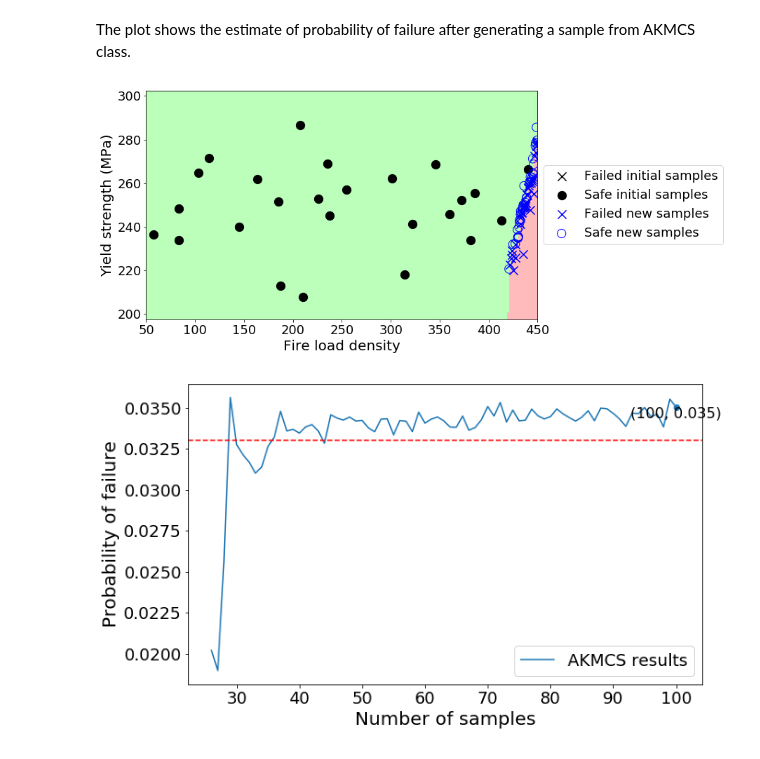
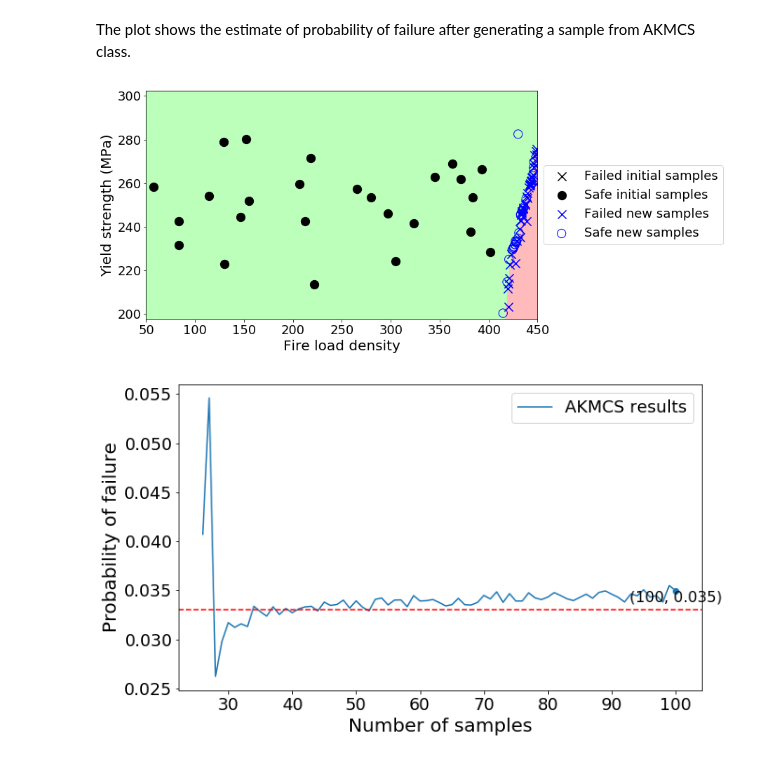
Before and after one commit to SURGroup/UQpy_paper, a Jupyter notebook: Surrogates/AKMCS/abaqus_AKMCS_example.ipynb, the cells around one changed output. Cells and saved outputs as stored; diff of their text form; code cells hidden in the pictures.

Commit message:
Update STS, RSS and AKMCS scripts

```diff
--- a/Surrogates/AKMCS/abaqus_AKMCS_example.ipynb
+++ b/Surrogates/AKMCS/abaqus_AKMCS_example.ipynb
@@ -62,7 +62,8 @@ print('Example: Created the distribution object')
 # %% [output]
 Example: Created the distribution object
 # %%
-x_sts = STS(dist_object=marginals, sts_design=[5, 5], random_state=1)
+strata = RectangularStrata(nstrata=[5, 5])
+x_sts = RectangularSTS(dist_object=marginals, strata_object=strata, nsamples_per_stratum=1, random_state=1)
 
 print('Example: Created the STS samples')
 # %% [output]
@@ -89,5 +90,10 @@ AKMCS object is executed to generate 75 more samples using 'U'-function, such th
-# %%
-akmcs.run(nsamples=100)
+# %%
+pf = []
+for i in range(x_sts.samples.shape[0]+1, 101):
+    akmcs.run(nsamples=i)
+    g1 = akmcs.krig_object.predict(akmcs.learning_set) < 0
+    g2 = akmcs.krig_object.values < 0
+    pf.append((np.sum(g1)+np.sum(g2))/(g1.shape[0]+g2.shape[0]))
 # %% [markdown]
 ### Plot the results:
 # %% [markdown]
@@ -108,7 +114,7 @@ x1gv, x2gv = x1g.reshape(x1g.size, 1), x2g.reshape(x2g.size, 1)
 
 y2 = akmcs.krig_object.predict(np.concatenate([x1gv, x2gv], 1)).reshape(x1g.shape[0], x1g.shape[1])
 
-nd = np.prod(x_sts.sts_design)
+nd = x_sts.samples.shape[0]
 S_initial0 = np.atleast_2d(akmcs.samples[:nd, 0]).T
 S_initial1 = np.atleast_2d(akmcs.samples[:nd, 1]).T/1e6
 Y_initial = np.atleast_2d(qois).T[:nd, :]
@@ -139,26 +145,25 @@ plt.tick_params(axis='both', labelsize=fs, which='major')
 plt.legend(bbox_to_anchor=(1, 0.5), loc='center left', ncol=1, fontsize=fs)
 plt.show()
 # %% [output]
-[figure, old version]
+[figure, new version]
 # %%
 # MCS result (10000 samples): probability of failure = 0.033
 PF = 0.033
-pf = akmcs.pf
 plt.figure(figsize=(10, 6))
 ax = plt.axes()
 plt.plot(np.arange(nd+1, len(qois)+1), pf, label='AKMCS results')
 plt.xlabel('Number of samples', fontsize=fs+2)
 plt.ylabel('Probability of failure', fontsize=fs+2)
 ax.tick_params(axis='both', labelsize=fs, which='major')
 xyc = (akmcs.samples.shape[0], pf[-1])
 ax.annotate('(%s, %0.3f)' % xyc, xy=xyc, fontsize=fs-2, horizontalalignment='center', verticalalignment='top')
 plt.scatter(akmcs.samples.shape[0], pf[-1], marker="o")
 ax.axhline(y=PF, color='r', linestyle='--')
 plt.rc('legend', fontsize=fs)
 plt.legend()
 plt.show()
 # %% [output]
-[figure, old version]
+[figure, new version]
 # %%
 print('Example: Done!')
 print('Time elapsed: %.2f minutes' % float((time.time() - t) / 60.0))
```
Also changed, not shown: parts of 3 cells of this notebook, 5 other files.
